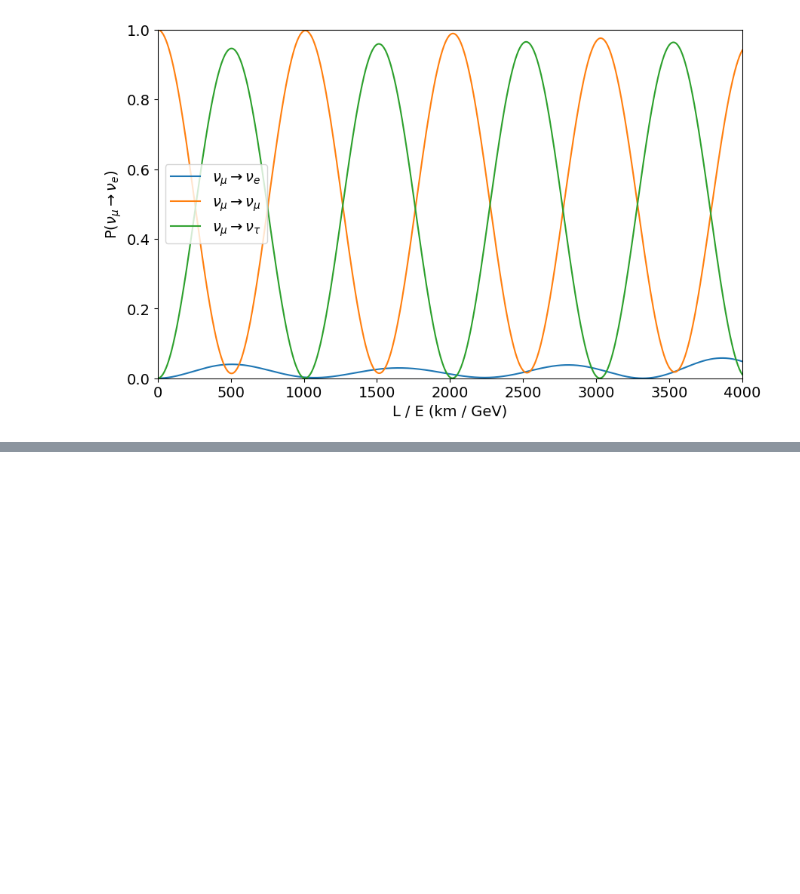
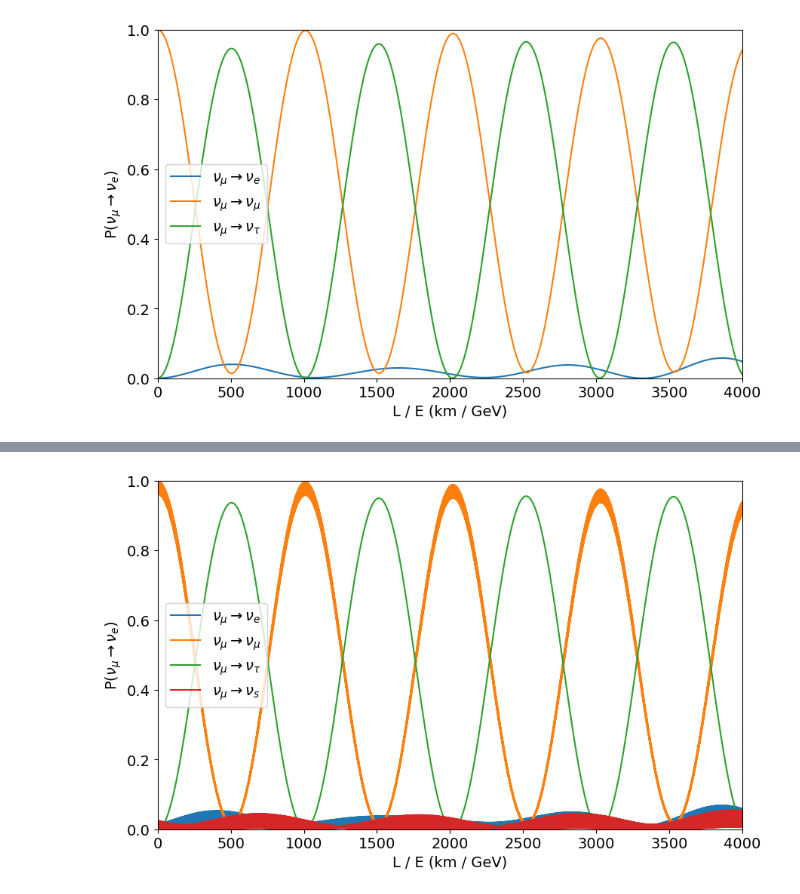
Before and after one commit to leehagaman/neutrino_mixing_plots, a Jupyter notebook: oscillation_plot.ipynb, the cells around one changed output, grey strips where cells are left out. Saved outputs shown, nothing was run; the diff lists cells and outputs as text; code cells hidden in the pictures; blank space fills up the shorter version.

Commit message:
added sterile

```diff
--- a/oscillation_plot.ipynb
+++ b/oscillation_plot.ipynb
@@ -153,0 +233,83 @@ plt.show()
+# %%
+# from fig 3, biggest point: https://journals.aps.org/prl/supplemental/10.1103/PhysRevLett.130.011801/Supplemental_uB_sterileNu_final.pdf
+
+sin2_2theta14 = 0.36
+sin2_theta24 = 0.01
+delta_m2_14 = 7.3
+theta14 = np.arcsin(np.sqrt(sin2_2theta14))
+theta24 = np.arcsin(np.sqrt(sin2_theta24))
+theta34 = 0
+delta24 = 0
+delta34 = 0
+
+m4 = np.sqrt(delta_m2_14)
+
+
+U_mat = get_sterile_PMNS(theta12, theta23, theta13, deltaCP, theta14, theta24, theta34, delta24, delta34)
+
+U = {}
+for flavor_i in range(4):
+    flavor = ["nue", "numu", "nutau", "nus"][flavor_i]
+    for mass_i in range(4):
+        U[(flavor, mass_i)] = U_mat[flavor_i, mass_i]
+
+
+L_over_E_vals = np.linspace(0, 4000, 10000)
+numu_to_nue_prob_vals = [get_sterile_prob("numu", "nue", L_over_E, U, m1, m2, m3, m4) for L_over_E in L_over_E_vals]
+numu_to_numu_prob_vals = [get_sterile_prob("numu", "numu", L_over_E, U, m1, m2, m3, m4) for L_over_E in L_over_E_vals]
+numu_to_nutau_prob_vals = [get_sterile_prob("numu", "nutau", L_over_E, U, m1, m2, m3, m4) for L_over_E in L_over_E_vals]
+numu_to_nus_prob_vals = [get_sterile_prob("numu", "nus", L_over_E, U, m1, m2, m3, m4) for L_over_E in L_over_E_vals]
+
+plt.rcParams.update({'font.size': 14})
+plt.figure(figsize=(10, 6))
+plt.plot(L_over_E_vals, numu_to_nue_prob_vals, label=r"$\nu_\mu \rightarrow \nu_e$")
+plt.plot(L_over_E_vals, numu_to_numu_prob_vals, label=r"$\nu_\mu \rightarrow \nu_\mu$")
+plt.plot(L_over_E_vals, numu_to_nutau_prob_vals, label=r"$\nu_\mu \rightarrow \nu_\tau$")
+plt.plot(L_over_E_vals, numu_to_nus_prob_vals, label=r"$\nu_\mu \rightarrow \nu_s$")
+plt.xlim(L_over_E_vals[0], L_over_E_vals[-1])
+plt.ylim(0, 1)
+plt.xlabel("L / E (km / GeV)")
+plt.ylabel(r"P($\nu_\mu \rightarrow \nu_e$)")
+plt.legend()
+plt.show()
+
+L_over_E_vals = np.linspace(0, 10, 10000)
+numu_to_nue_prob_vals = [get_sterile_prob("numu", "nue", L_over_E, U, m1, m2, m3, m4) for L_over_E in L_over_E_vals]
+numu_to_numu_prob_vals = [get_sterile_prob("numu", "numu", L_over_E, U, m1, m2, m3, m4) for L_over_E in L_over_E_vals]
+numu_to_nutau_prob_vals = [get_sterile_prob("numu", "nutau", L_over_E, U, m1, m2, m3, m4) for L_over_E in L_over_E_vals]
+numu_to_nus_prob_vals = [get_sterile_prob("numu", "nus", L_over_E, U, m1, m2, m3, m4) for L_over_E in L_over_E_vals]
+
+plt.rcParams.update({'font.size': 14})
+plt.figure(figsize=(10, 6))
+plt.plot(L_over_E_vals, numu_to_nue_prob_vals, label=r"$\nu_\mu \rightarrow \nu_e$")
+plt.plot(L_over_E_vals, numu_to_numu_prob_vals, label=r"$\nu_\mu \rightarrow \nu_\mu$")
+plt.plot(L_over_E_vals, numu_to_nutau_prob_vals, label=r"$\nu_\mu \rightarrow \nu_\tau$")
+plt.plot(L_over_E_vals, numu_to_nus_prob_vals, label=r"$\nu_\mu \rightarrow \nu_s$")
+plt.xlim(L_over_E_vals[0], L_over_E_vals[-1])
+plt.ylim(0, 0.1)
+plt.xlabel("L / E (km / GeV)")
+plt.ylabel(r"P($\nu_\mu \rightarrow \nu_e$)")
+plt.legend()
+plt.show()
+
+L_over_E_vals = np.logspace(-1, 4, 10000)
+numu_to_nue_prob_vals = [get_sterile_prob("numu", "nue", L_over_E, U, m1, m2, m3, m4) for L_over_E in L_over_E_vals]
+numu_to_numu_prob_vals = [get_sterile_prob("numu", "numu", L_over_E, U, m1, m2, m3, m4) for L_over_E in L_over_E_vals]
+numu_to_nutau_prob_vals = [get_sterile_prob("numu", "nutau", L_over_E, U, m1, m2, m3, m4) for L_over_E in L_over_E_vals]
+numu_to_nus_prob_vals = [get_sterile_prob("numu", "nus", L_over_E, U, m1, m2, m3, m4) for L_over_E in L_over_E_vals]
+
+plt.rcParams.update({'font.size': 14})
+plt.figure(figsize=(10, 6))
+plt.plot(L_over_E_vals, numu_to_nue_prob_vals, label=r"$\nu_\mu \rightarrow \nu_e$")
+plt.plot(L_over_E_vals, numu_to_numu_prob_vals, label=r"$\nu_\mu \rightarrow \nu_\mu$")
+plt.plot(L_over_E_vals, numu_to_nutau_prob_vals, label=r"$\nu_\mu \rightarrow \nu_\tau$")
+plt.plot(L_over_E_vals, numu_to_nus_prob_vals, label=r"$\nu_\mu \rightarrow \nu_s$")
+plt.xlim(L_over_E_vals[0], L_over_E_vals[-1])
+plt.ylim(0, 0.1)
+plt.xlabel("L / E (km / GeV)")
+plt.xscale("log")
+plt.ylabel(r"P($\nu_\mu \rightarrow \nu_e$)")
+plt.legend()
+plt.show()
+# %% [output]
+[figure, added]
```
Also changed, not shown: parts of 4 cells of this notebook.
